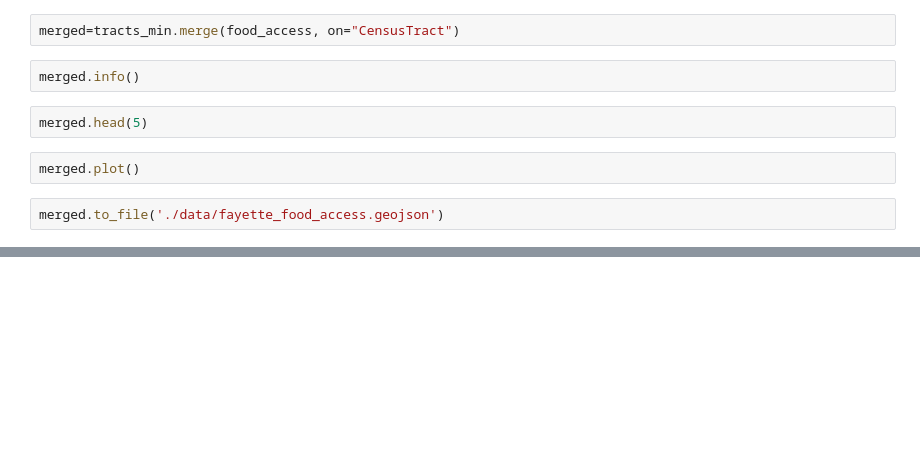
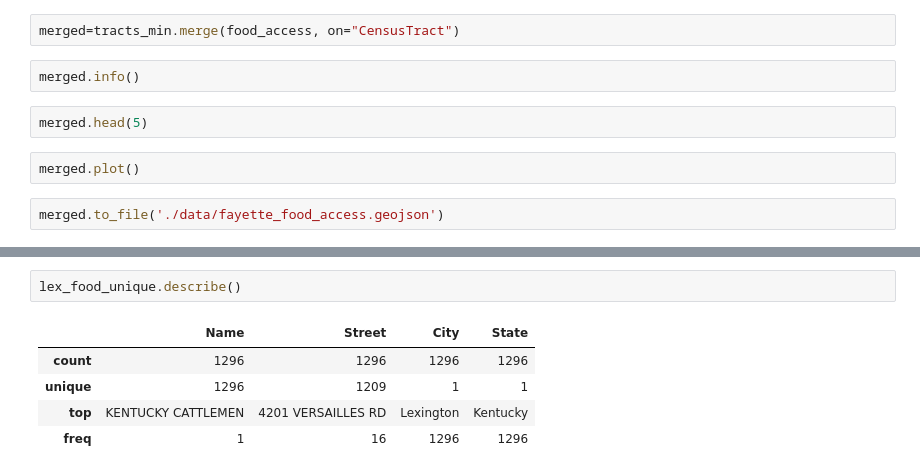
Before and after one commit to ljmoser83/lex-foodscape, a Jupyter notebook: DAPP.ipynb, the cells around one changed output, grey strips where cells are left out. Saved outputs shown, nothing was run; the diff lists cells and outputs as text; blank space fills up the shorter version.

```diff
--- a/DAPP.ipynb
+++ b/DAPP.ipynb
@@ -225,0 +293,8 @@ merged.to_file('./data/fayette_food_access.geojson')
+# %%
+lex_food_unique.describe()
+# %% [output]
+|  | Name | Street | City | State |
+| count | 1296 | 1296 | 1296 | 1296 |
+| unique | 1296 | 1209 | 1 | 1 |
+| top | KENTUCKY CATTLEMEN | 4201 VERSAILLES RD | Lexington | Kentucky |
+| freq | 1 | 16 | 1296 | 1296 |
```
Also changed, not shown: parts of 15 cells of this notebook, 1 other file.
